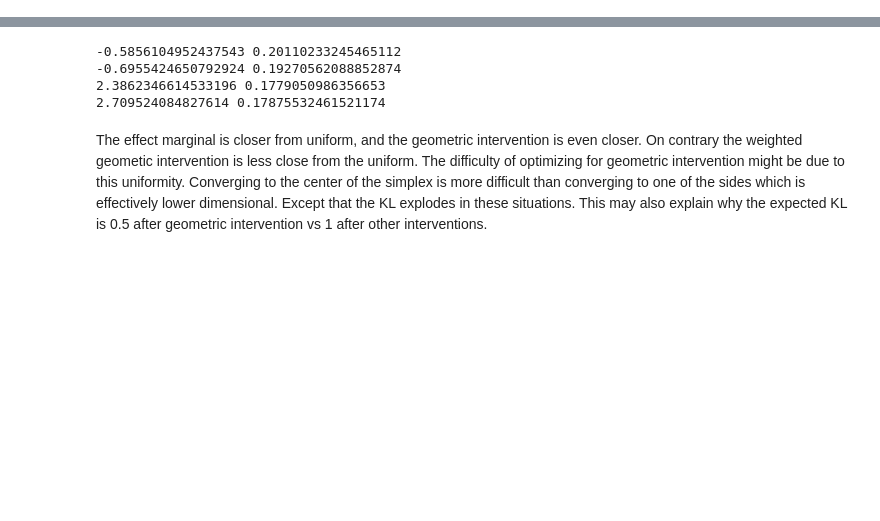
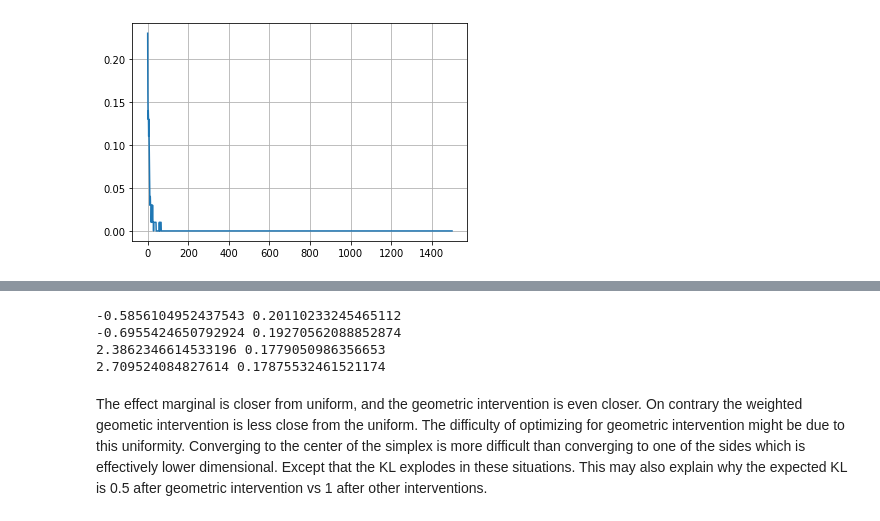
Before and after one commit to remilepriol/causal-adaptation-speed, a Jupyter notebook: 7_investigate_joint.ipynb, the cells around one changed output, grey strips where cells are left out. Cells and saved outputs as stored; diff of their text form; code cells hidden in the pictures; blank space fills up the shorter version.

```diff
--- a/7_investigate_joint.ipynb
+++ b/7_investigate_joint.ipynb
@@ -36,0 +53,13 @@ e
+# %%
+values = {}
+for whom in ['A','B']:
+    values[whom] = exp['loglikelihood'+whom][:].cumsum(0)
+    xx = np.arange(1, values[whom].shape[0]+1)
+    values[whom] /= xx[:,np.newaxis]
+
+values['guessright'] = (values['A'] < values['B']).astype(float)
+
+plt.plot(values['guessright'].mean(1))
+plt.grid()
+# %% [output]
+[figure, added]
```
Also changed, not shown: parts of 12 cells of this notebook, 1 other file.
